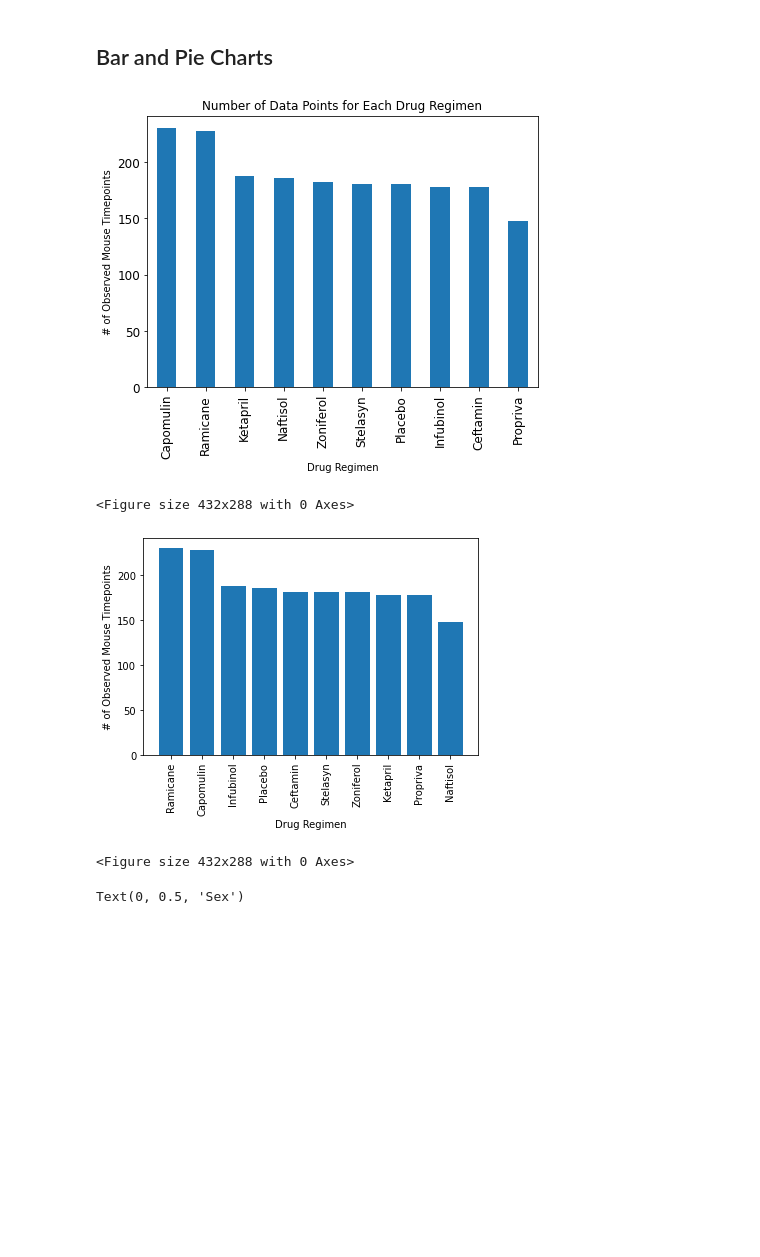
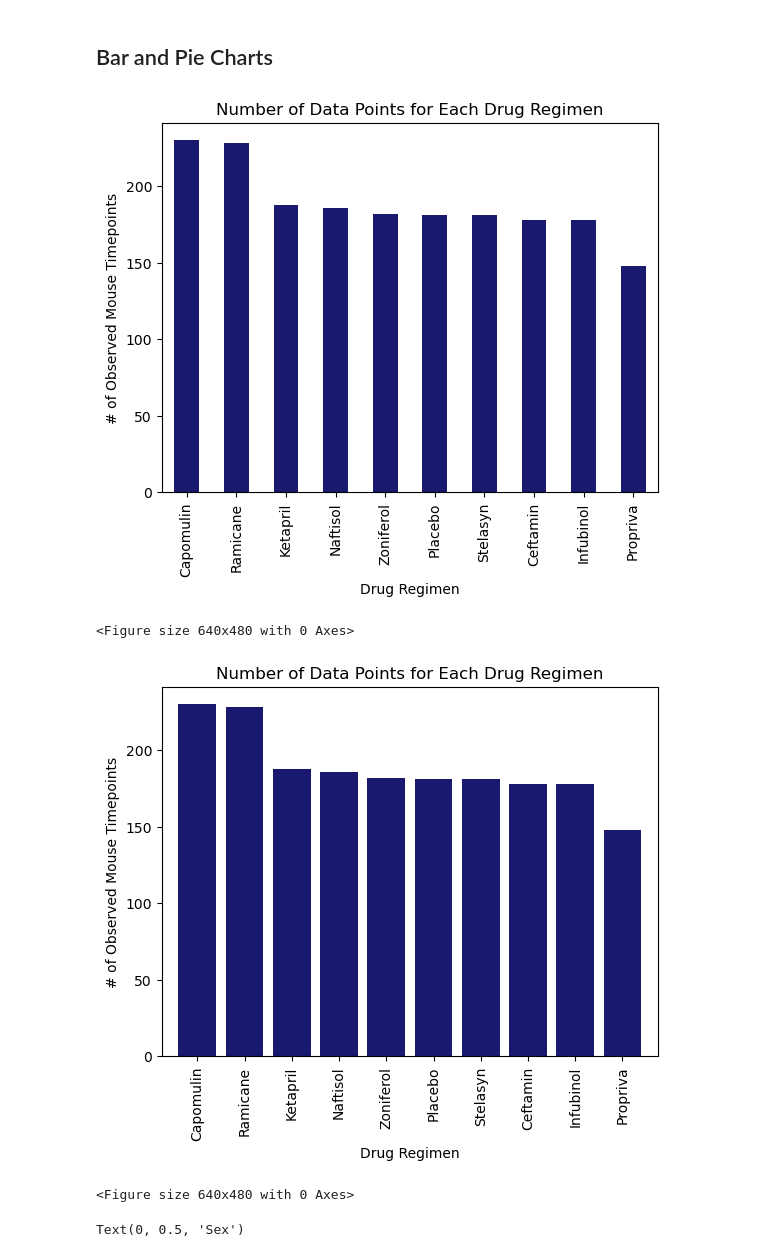
Before and after one commit to VickyL86/Data-Visualization-HWK-5, a Jupyter notebook: Pymaceuticals/pymaceuticals_starter.ipynb, the cells around one changed output. Cells and saved outputs as stored; diff of their text form; code cells hidden in the pictures; blank space fills up the shorter version.

Commit message:
fixed the bar chart - instial values inconsistent

```diff
--- a/Pymaceuticals/pymaceuticals_starter.ipynb
+++ b/Pymaceuticals/pymaceuticals_starter.ipynb
@@ -147,31 +148,33 @@ clean_dataset_df.groupby("Drug Regimen").agg({"Tumor Volume (mm3)":["mean", "med
 ## Bar and Pie Charts
 # %%
 # Generate a bar plot showing the total number of rows (Mouse ID/Timepoints) for each drug regimen using Pandas.
-# sort bars according to value counts
+# Source: 2/2In_PandasPlo--> avg_state_rain_solution
 mouse_timepoints = clean_dataset_df.groupby(["Drug Regimen"]).count()["Mouse ID"]
 sorted_mouse_timepoints = mouse_timepoints.sort_values(ascending=False)
-count_chart = sorted_mouse_timepoints.plot(kind="bar", figsize=(7,5), fontsize=12)
+count_chart = sorted_mouse_timepoints.plot(kind="bar", title="Number of Data Points for Each Drug Regimen", color="midnightblue")
 count_chart.set_xlabel("Drug Regimen")
 count_chart.set_ylabel("# of Observed Mouse Timepoints")
-plt.title("Number of Data Points for Each Drug Regimen")
 
 plt.show()
 plt.tight_layout()
 # %% [output]
-[figure, old version]
+[figure, new version]
-<Figure size 432x288 with 0 Axes>
+<Figure size 640x480 with 0 Axes>
 # %%
 # Generate a bar plot showing the total number of rows (Mouse ID/Timepoints) for each drug regimen using pyplot.
-x_axis = clean_dataset_df["Drug Regimen"].unique()
-y_axis = clean_dataset_df["Drug Regimen"].value_counts()
-plt.bar(x_axis, y_axis, align="center")
-plt.xticks(rotation= 'vertical')
+#source: 2/2-Ins_PandasPlot--> avg_state_rain_solution
+x_axis = np.arange(len(mouse_timepoints))
+tick_locations = [value for value in x_axis]
+plt.xticks(tick_locations, sorted_mouse_timepoints.index.values, rotation="vertical")
+plt.bar(x_axis, sorted_mouse_timepoints, color="midnightblue", align="center")
+plt.xlim(-0.75, len(x_axis)-0.25)
+plt.title("Number of Data Points for Each Drug Regimen")
 plt.xlabel("Drug Regimen")
 plt.ylabel("# of Observed Mouse Timepoints")
 plt.show()
 plt.tight_layout()
 # %% [output]
-[figure, old version]
+[figure, new version]
-<Figure size 432x288 with 0 Axes>
+<Figure size 640x480 with 0 Axes>
 # %%
 # Generate a pie plot showing the distribution of female versus male mice using Pandas
```
Also changed, not shown: parts of 10 cells of this notebook.
